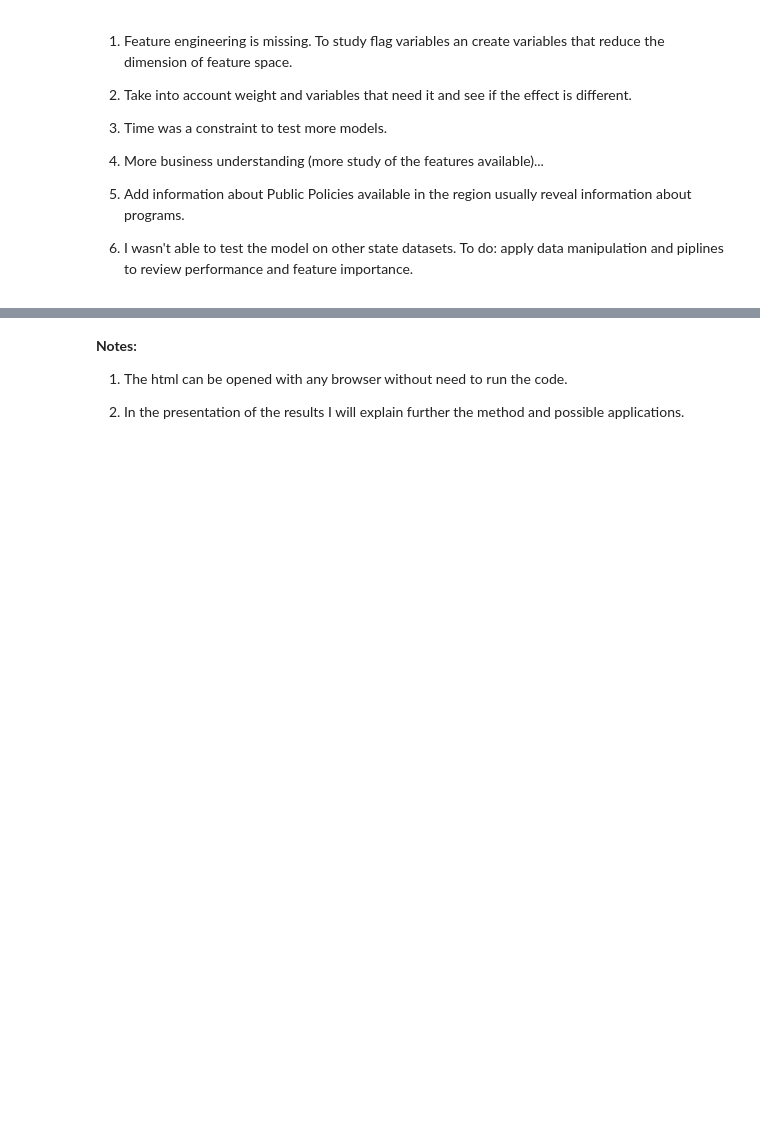
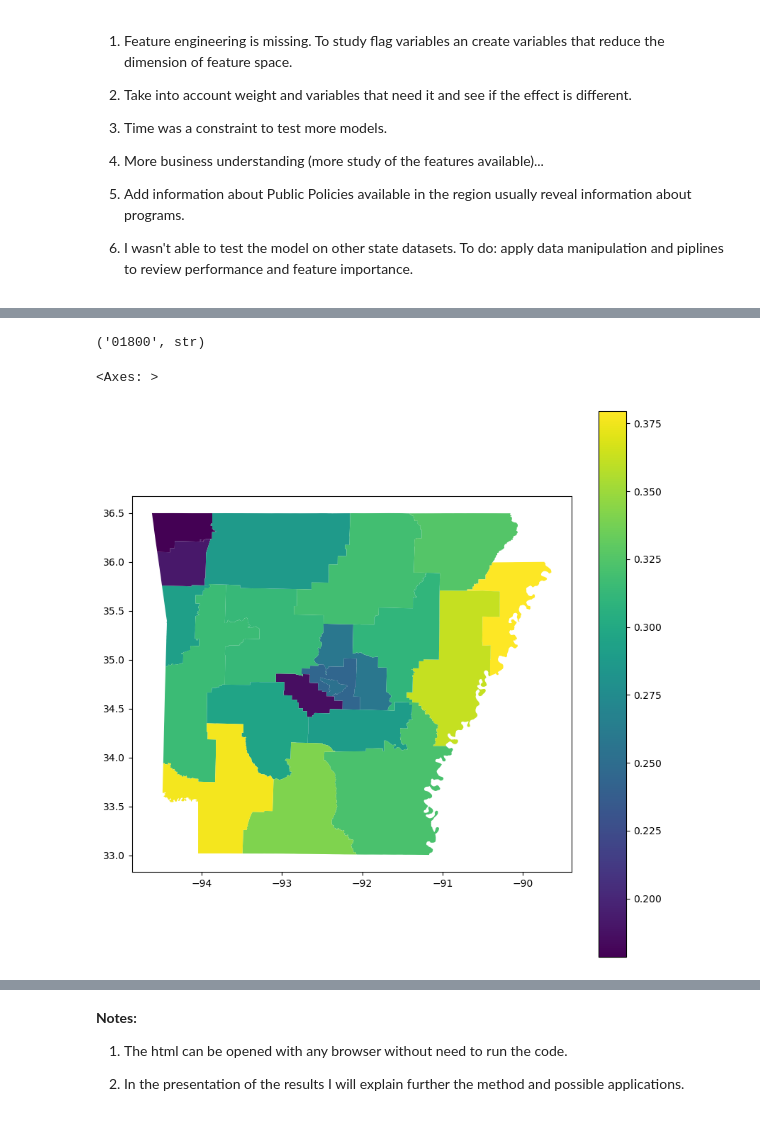
Before and after one commit to qSergio/techy_food, a Jupyter notebook: Food_census.ipynb, the cells around one changed output, grey strips where cells are left out. Drawn from its saved outputs; the diff is of its cells as text; code cells hidden in the pictures; blank space fills up the shorter version.

```diff
--- a/Food_census.ipynb
+++ b/Food_census.ipynb
@@ -1221,0 +1256,17 @@ _Mapper is way to construct a graph (or simplicial complex) from data in a way t
+# %%
+validation['PUMA'] = validation['PUMA'].apply(lambda x: str(x))
+# %%
+ARK_pumas['PUMACE10'][2], type(ARK_pumas['PUMACE10'][2])
+# %% [output]
+('01800', str)
+# %%
+ARK_pumas['PUMA'] = ARK_pumas['PUMACE10'].apply(lambda x: str(x).lstrip('0'))
+# %%
+ARK_pumas.sort_values(by='PUMA', ascending=True, ignore_index=True, inplace=True)
+# %%
+ARK_pumas['likelihood'] = list(validation.groupby('PUMA')['likelihood'].mean())
+# %%
+ARK_pumas.plot(column = "likelihood", legend = True, figsize = (10, 10))
+# %% [output]
+<Axes: >
+[figure, added]
```
Also changed, not shown: parts of 16 cells of this notebook.
